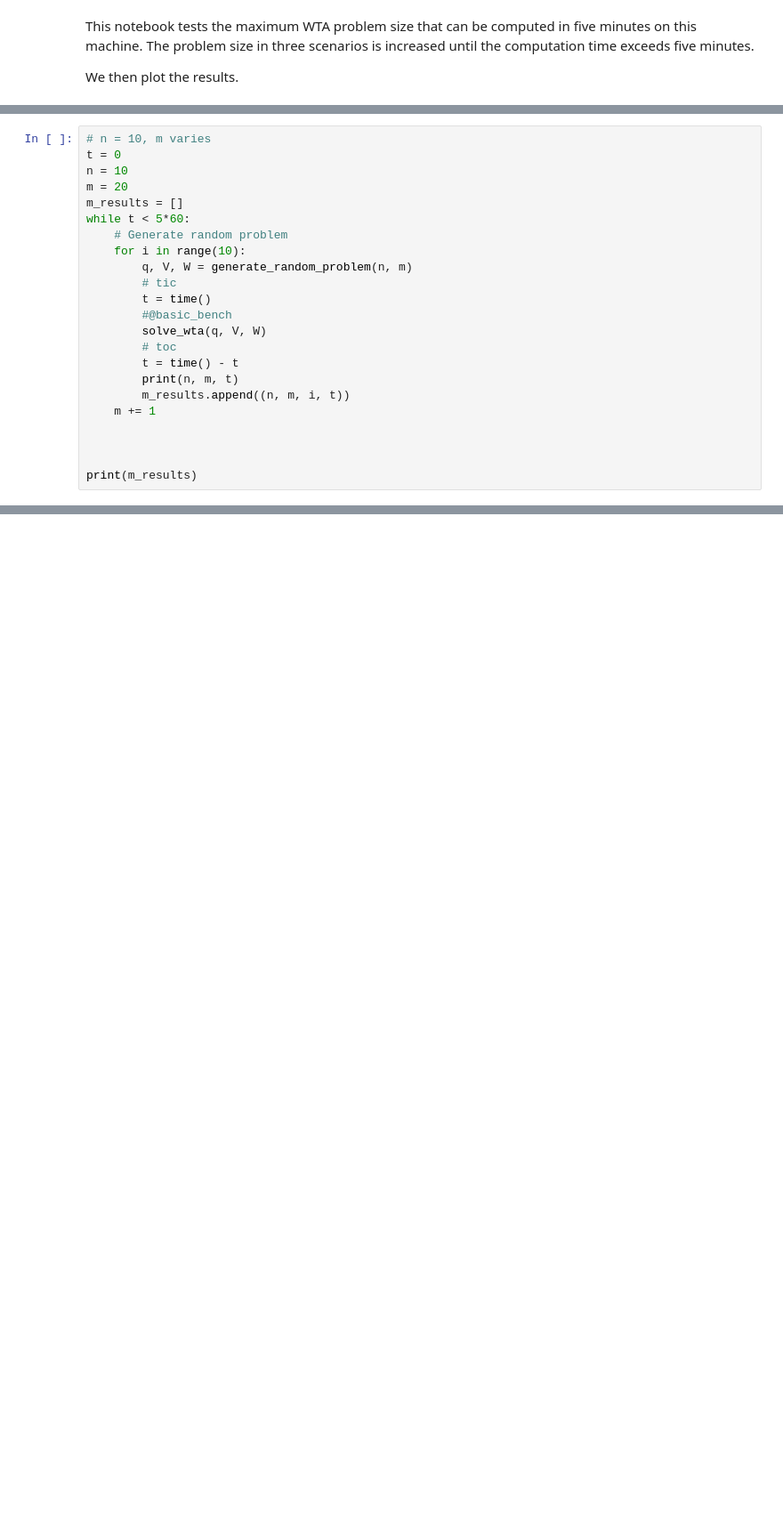
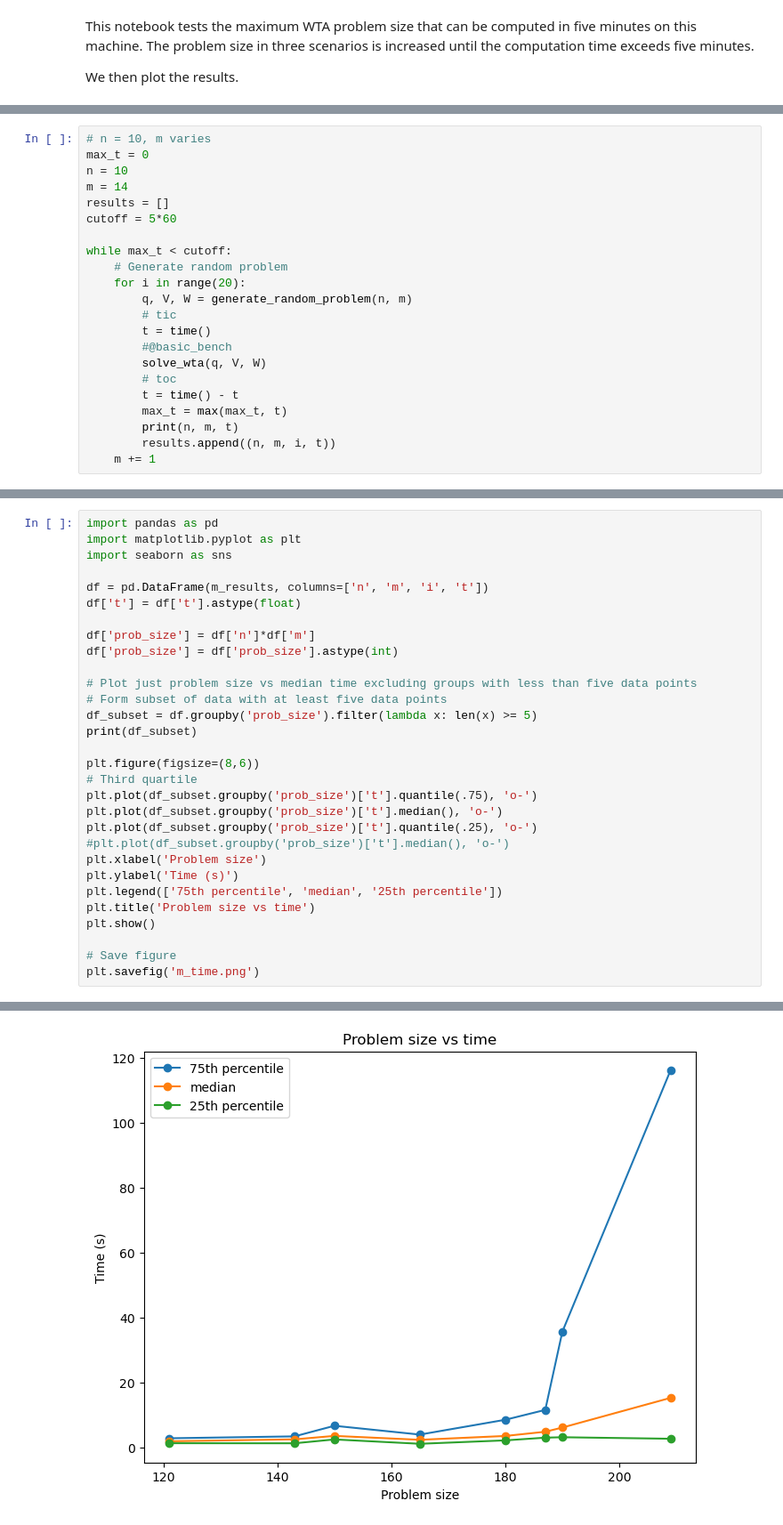
Before and after one commit to peterbarkley/wta, a Jupyter notebook: wta_stress_test.ipynb, the cells around one changed output, grey strips where cells are left out. Shown: that part at 89% size. Drawn from its saved outputs; the diff is of its cells as text; blank space fills up the shorter version.

Commit message:
Initial timing results for integer WTA

```diff
--- a/wta_stress_test.ipynb
+++ b/wta_stress_test.ipynb
@@ -99,12 +102,14 @@ def generate_random_problem(n=5, m=3):
 # %%
 # n = 10, m varies
-t = 0
+max_t = 0
 n = 10
-m = 20
-m_results = []
-while t < 5*60:
+m = 14
+results = []
+cutoff = 5*60
+
+while max_t < cutoff:
     # Generate random problem
-    for i in range(10):
+    for i in range(20):
         q, V, W = generate_random_problem(n, m)
         # tic
         t = time()
@@ -112,11 +117,8 @@ while t < 5*60:
         solve_wta(q, V, W)
         # toc
         t = time() - t
+        max_t = max(max_t, t)
         print(n, m, t)
-        m_results.append((n, m, i, t))
+        results.append((n, m, i, t))
     m += 1
-
-
-
-print(m_results)
 # %% [output]
@@ -188,0 +239,31 @@ print(nm_results)
+# %%
+import pandas as pd
+import matplotlib.pyplot as plt
+import seaborn as sns
+
+df = pd.DataFrame(m_results, columns=['n', 'm', 'i', 't'])
+df['t'] = df['t'].astype(float)
+
+df['prob_size'] = df['n']*df['m']
+df['prob_size'] = df['prob_size'].astype(int)
+
+# Plot just problem size vs median time excluding groups with less than five data points
+# Form subset of data with at least five data points
+df_subset = df.groupby('prob_size').filter(lambda x: len(x) >= 5)
+print(df_subset)
+
+plt.figure(figsize=(8,6))
+# Third quartile
+plt.plot(df_subset.groupby('prob_size')['t'].quantile(.75), 'o-')
+plt.plot(df_subset.groupby('prob_size')['t'].median(), 'o-')
+plt.plot(df_subset.groupby('prob_size')['t'].quantile(.25), 'o-')
+#plt.plot(df_subset.groupby('prob_size')['t'].median(), 'o-')
+plt.xlabel('Problem size')
+plt.ylabel('Time (s)')
+plt.legend(['75th percentile', 'median', '25th percentile'])
+plt.title('Problem size vs time')
+plt.show()
+
+# Save figure
+plt.savefig('m_time.png')
+# %% [output]
@@ -188,0 +284 @@ print(nm_results)
+[figure, added]
```
Also changed, not shown: parts of 7 cells of this notebook, 1 other file.
